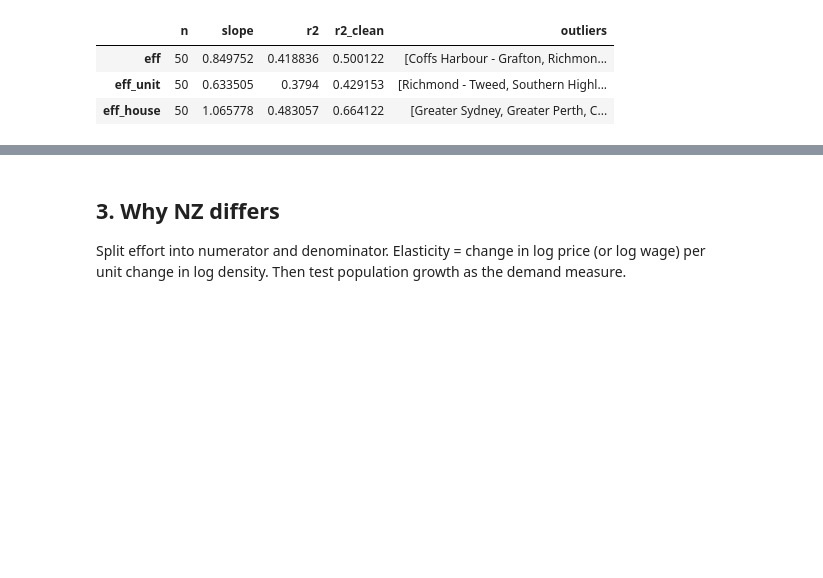
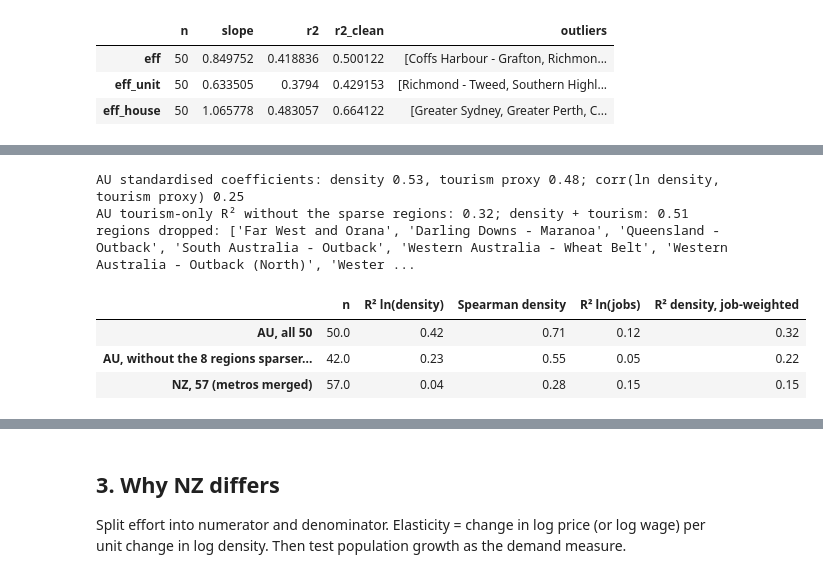
Before and after one commit to chid/au-nz-housing-effort, a Jupyter notebook: investigate.ipynb, the cells around one changed output, grey strips where cells are left out. Saved outputs shown, nothing was run; the diff lists cells and outputs as text; code cells hidden in the pictures; blank space fills up the shorter version.

```diff
--- a/investigate.ipynb
+++ b/investigate.ipynb
@@ -96,0 +100,20 @@ pd.DataFrame({k: fit_density(au, y=k) for k in ['eff', 'eff_unit', 'eff_house']}
+# %%
+lo = nz.dens.min(); core = au[au.dens >= lo]
+sets = [('AU, all 50', au, 'workers_pow_2021'), (f'AU, without the {len(au) - len(core)} regions sparser than any NZ district', core, 'workers_pow_2021'), ('NZ, 57 (metros merged)', nz, 'employees')]
+rob = pd.DataFrame({k: {'n': len(d), 'R² ln(density)': ols([np.log(d.dens.values)], d.eff.values)[1], 'Spearman density': d.dens.rank().corr(d.eff.rank()),
+                        'R² ln(jobs)': ols([np.log(d[w].values)], d.eff.values)[1], 'R² density, job-weighted': np.nan} for k, d, w in sets}).T
+for k, d, w in sets:   # weighted least squares, weights = jobs
+    X = np.column_stack([np.log(d.dens.values), np.ones(len(d))]); sw = np.sqrt(d[w].values); bw, *_ = np.linalg.lstsq(X*sw[:, None], d.eff.values*sw, rcond=None)
+    ww = d[w].values; e = d.eff.values - X @ bw; rob.loc[k, 'R² density, job-weighted'] = 1 - (ww*e**2).sum() / (ww*(d.eff.values - (ww*d.eff.values).sum()/ww.sum())**2).sum()
+bm = ols([np.log(au.dens.values), au.accfood.values], au.eff.values)[0]
+print('AU standardised coefficients: density %.2f, tourism proxy %.2f; corr(ln density, tourism proxy) %.2f' % (bm[0]*np.log(au.dens).std()/au.eff.std(), bm[1]*au.accfood.std()/au.eff.std(), np.corrcoef(np.log(au.dens), au.accfood)[0, 1]))
+print('AU tourism-only R² without the sparse regions: %.2f; density + tourism: %.2f' % (ols([core.accfood.values], core.eff.values)[1], ols([np.log(core.dens.values), core.accfood.values], core.eff.values)[1]))
+print('regions dropped:', list(au.index[au.dens < lo])); rob.astype(float).round(2)
+# %% [output]
+AU standardised coefficients: density 0.53, tourism proxy 0.48; corr(ln density, tourism proxy) 0.25
+AU tourism-only R² without the sparse regions: 0.32; density + tourism: 0.51
+regions dropped: ['Far West and Orana', 'Darling Downs - Maranoa', 'Queensland - Outback', 'South Australia - Outback', 'Western Australia - Wheat Belt', 'Western Australia - Outback (North)', 'Wester ...
+|  | n | R² ln(density) | Spearman density | R² ln(jobs) | R² density, job-weighted |
+| AU, all 50 | 50.0 | 0.42 | 0.71 | 0.12 | 0.32 |
+| AU, without the 8 regions sparser... | 42.0 | 0.23 | 0.55 | 0.05 | 0.22 |
+| NZ, 57 (metros merged) | 57.0 | 0.04 | 0.28 | 0.15 | 0.15 |
```
Also changed, not shown: parts of 15 cells of this notebook, 3 other files.
